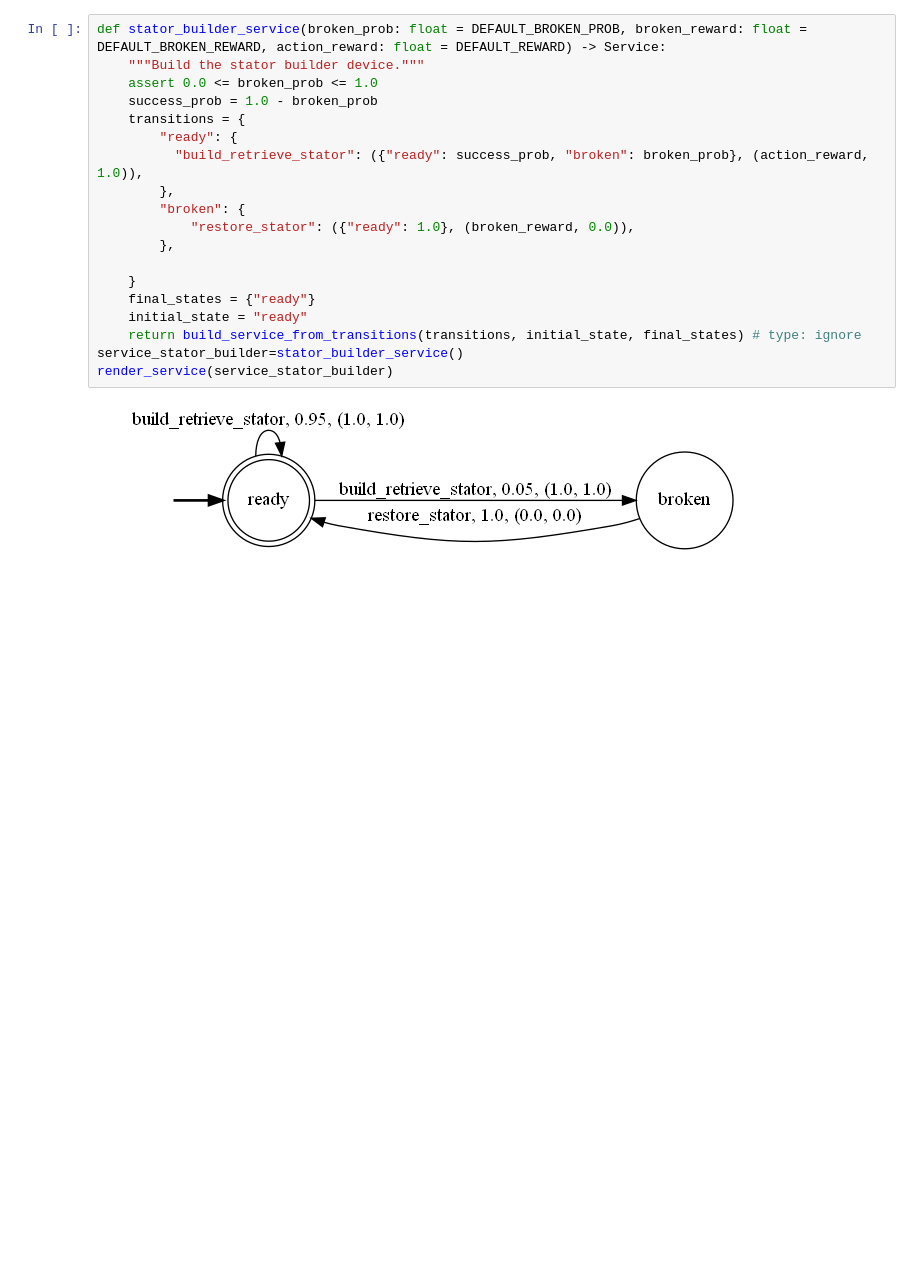
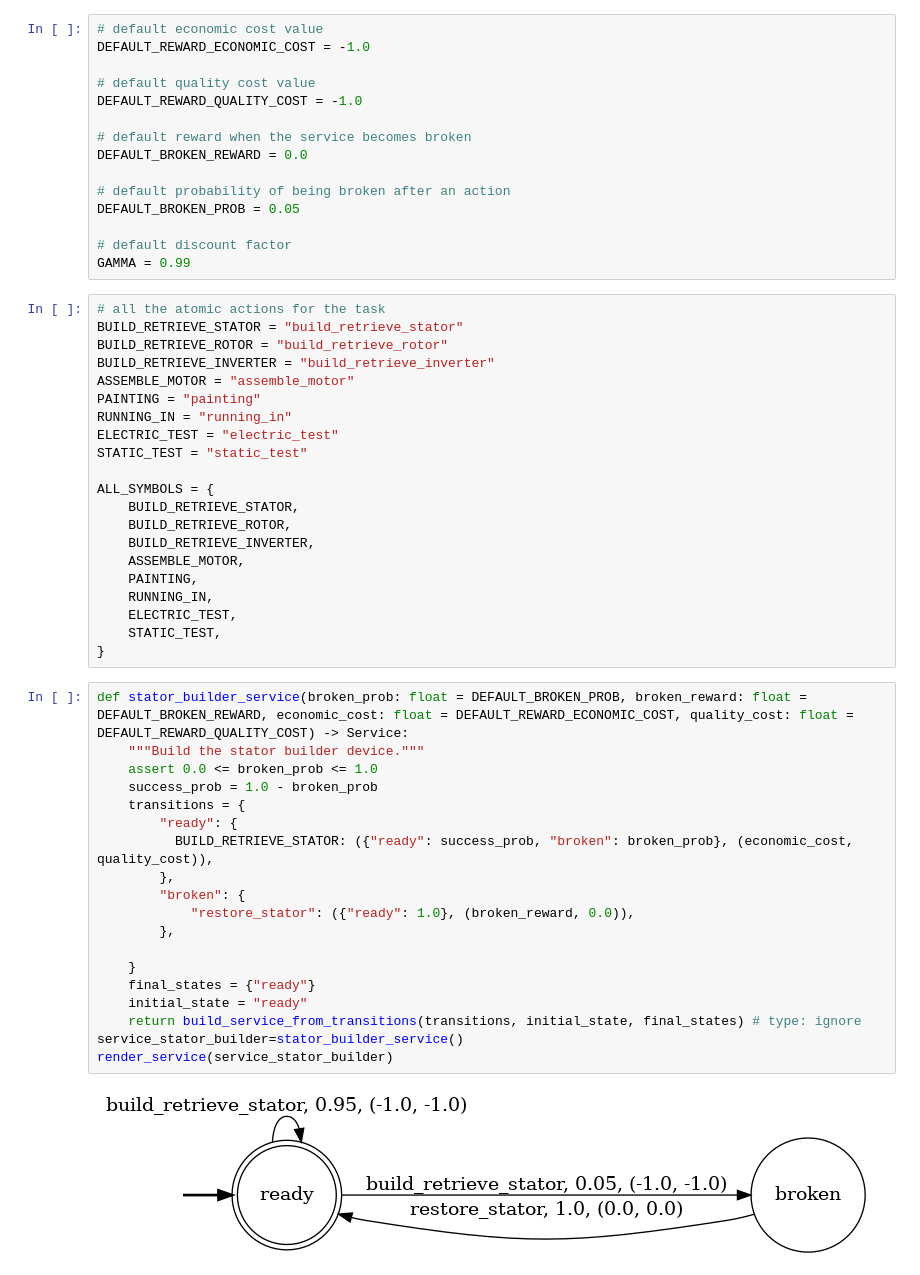
Before and after one commit to luusi/stochastic-service-composition-with-ltlf-goals, a Jupyter notebook: docs/notebooks/01-electric-motor-production.ipynb, the cells around one changed output. Saved outputs shown, nothing was run; the diff lists cells and outputs as text; blank space fills up the shorter version.

Commit message:
update notebooks with all services and MDP

```diff
--- a/docs/notebooks/01-electric-motor-production.ipynb
+++ b/docs/notebooks/01-electric-motor-production.ipynb
@@ -19,22 +15,58 @@ DEFAULT_BROKEN_PROB = 0.05
+# %%
+# default economic cost value
+DEFAULT_REWARD_ECONOMIC_COST = -1.0
+
+# default quality cost value
+DEFAULT_REWARD_QUALITY_COST = -1.0
+
+# default reward when the service becomes broken
+DEFAULT_BROKEN_REWARD = 0.0
+
+# default probability of being broken after an action
+DEFAULT_BROKEN_PROB = 0.05
+
+# default discount factor
+GAMMA = 0.99
+# %%
+# all the atomic actions for the task
+BUILD_RETRIEVE_STATOR = "build_retrieve_stator"
+BUILD_RETRIEVE_ROTOR = "build_retrieve_rotor"
+BUILD_RETRIEVE_INVERTER = "build_retrieve_inverter"
+ASSEMBLE_MOTOR = "assemble_motor"
+PAINTING = "painting"
+RUNNING_IN = "running_in"
+ELECTRIC_TEST = "electric_test"
+STATIC_TEST = "static_test"
+
+ALL_SYMBOLS = {
+    BUILD_RETRIEVE_STATOR,
+    BUILD_RETRIEVE_ROTOR,
+    BUILD_RETRIEVE_INVERTER,
+    ASSEMBLE_MOTOR,
+    PAINTING,
+    RUNNING_IN,
+    ELECTRIC_TEST,
+    STATIC_TEST,
+}
 # %%
-def stator_builder_service(broken_prob: float = DEFAULT_BROKEN_PROB, broken_reward: float = DEFAULT_BROKEN_REWARD, action_reward: float = DEFAULT_REWARD) -> Service:
+def stator_builder_service(broken_prob: float = DEFAULT_BROKEN_PROB, broken_reward: float = DEFAULT_BROKEN_REWARD, economic_cost: float = DEFAULT_REWARD_ECONOMIC_COST, quality_cost: float = DEFAULT_REWARD_QUALITY_COST) -> Service:
     """Build the stator builder device."""
     assert 0.0 <= broken_prob <= 1.0
     success_prob = 1.0 - broken_prob
     transitions = {
         "ready": {
-          "build_retrieve_stator": ({"ready": success_prob, "broken": broken_prob}, (action_reward, 1.0)),
+          BUILD_RETRIEVE_STATOR: ({"ready": success_prob, "broken": broken_prob}, (economic_cost, quality_cost)),
         },
         "broken": {
             "restore_stator": ({"ready": 1.0}, (broken_reward, 0.0)),
         },
 
     }
     final_states = {"ready"}
     initial_state = "ready"
     return build_service_from_transitions(transitions, initial_state, final_states) # type: ignore
 service_stator_builder=stator_builder_service()
 render_service(service_stator_builder)
 # %% [output]
-[figure, old version]
+[figure, new version]
 # %%
```
Also changed, not shown: parts of 20 cells of this notebook, 5 other files.
